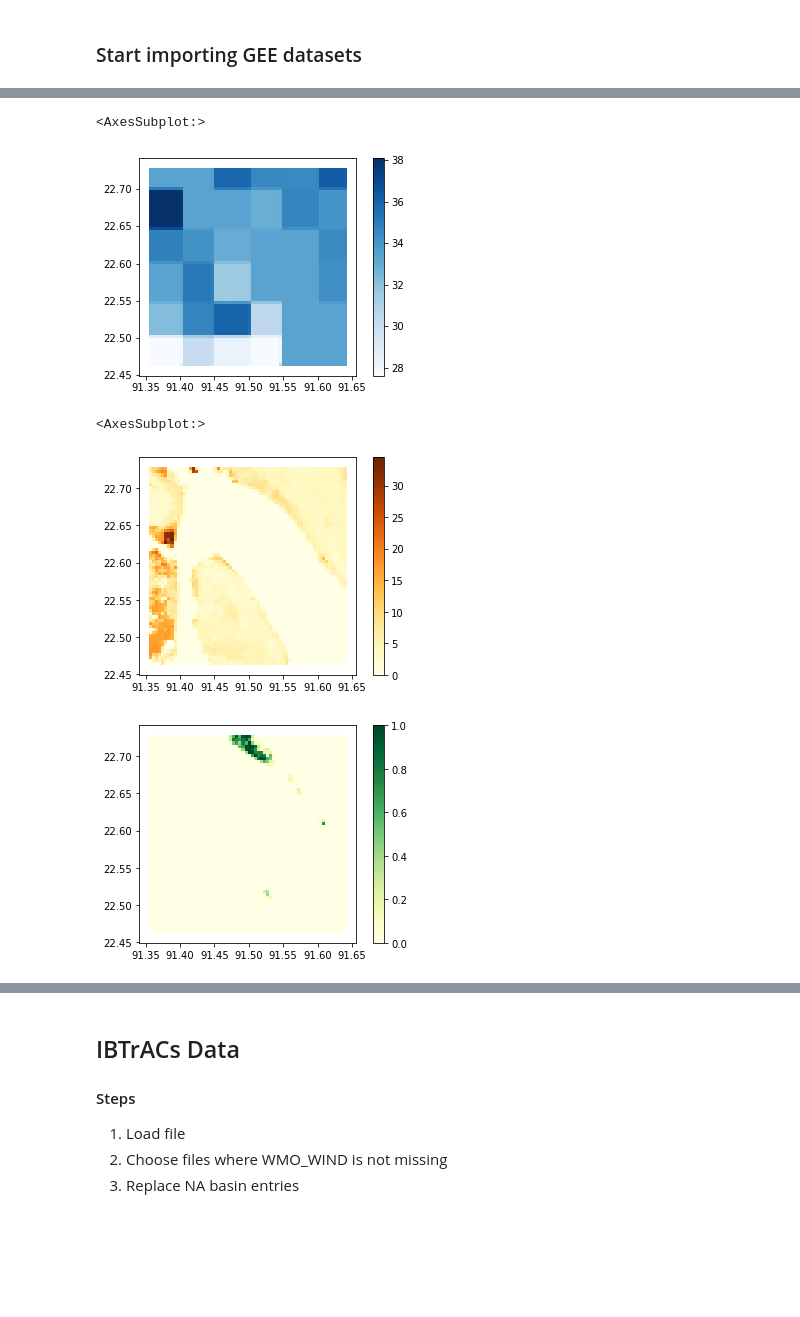
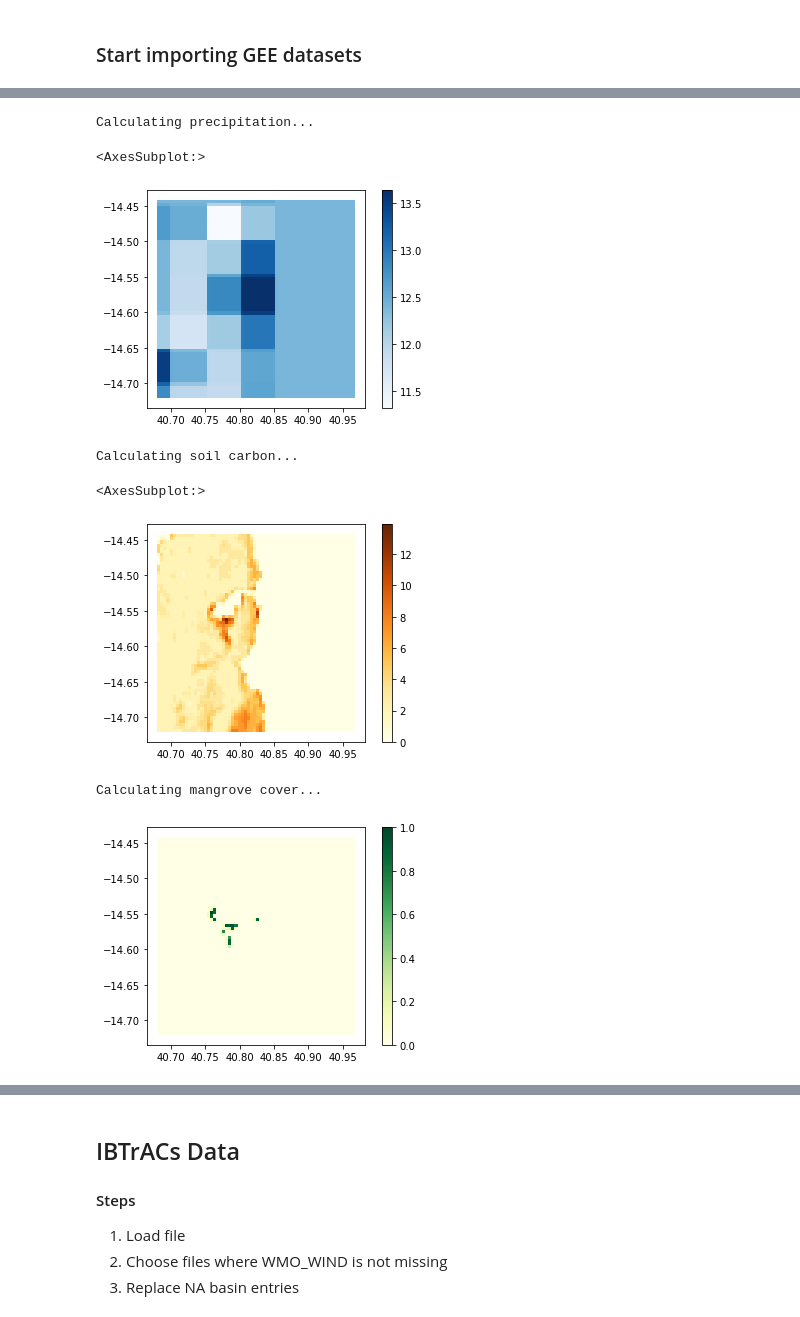
Before and after one commit to alisonpeard/hybridmodels, a Jupyter notebook: python/A. Data Acquisition.ipynb, the cells around one changed output, grey strips where cells are left out. Saved outputs shown, nothing was run; the diff lists cells and outputs as text; code cells hidden in the pictures; blank space fills up the shorter version.

```diff
--- a/python/A. Data Acquisition.ipynb
+++ b/python/A. Data Acquisition.ipynb
@@ -27,12 +30,12 @@ from data_utils import *
 from model_utils import *
 # %%
 # load general storm/aoi data
-storm = "roanu"
-region = "chittagong"
+storm = "gombe"
+region = "mossuril"
 subregion = 0
 gridsize = 500
 stagger = 0  # staggers in (x, y) dirs, choose from {-250, 0, 250}
-recalculate = False
+recalculate = True
 mask = False
 
 # define directories
@@ -312,37 +321,38 @@ Recalculating dists to water...
 # %%
 # CHIRPS Daily Precipitation: 0.05 degrees daily
 feature_gdf = gpd.read_file(join(indir, f'feature_stats_{subregion}_{stagger}.shp'))
 
 if "precip" not in feature_gdf or recalculate:
     print("Calculating precipitation...")
     precip = ee.Image(ee.ImageCollection("UCSB-CHG/CHIRPS/DAILY")
                       .select('precipitation')
                       .filterBounds(aoi_ee)
                       .filterDate(startdate, enddate)
                       .mean()
                       .clip(aoi_ee))
 
     # unmask using the spatial average
-    spatial_mean = precip.reduceRegions(aoi_ee, ee.Reducer.mean(), scale=1000)
+    spatial_mean = precip.reduceRegions(aoi_ee, ee.Reducer.mean(), scale=gridsize)  # defined by output scale, always in (m)
     spatial_mean = spatial_mean.getInfo()['features'][0]['properties']['mean']
     precip = precip.unmask(spatial_mean)
 
     # Add reducer output to the Features in the collection.
     mean_precip = precip.reduceRegions(collection=grid_ee,
                                              reducer=ee.Reducer.mean(),
-                                             scale=1000)
+                                             scale=gridsize)  # defined by output scale, always in (m)
     precip_list = mean_precip.aggregate_array('mean').getInfo()
 
     # save output
     feature_gdf["precip"] = precip_list
     feature_gdf.to_file(join(indir, f'feature_stats_{subregion}_{stagger}.shp'))
 
 # plot results
 fig, ax = plt.subplots(1, 1)
 feature_gdf.plot(column='precip', ax=ax, cmap="Blues", legend=True)
 # %% [output]
-<AxesSubplot:>
+Calculating precipitation...
+<AxesSubplot:>
-[figure, old version]
+[figure, new version]
 # %%
 # soil organic carbon
 feature_gdf = gpd.read_file(join(indir, f'feature_stats_{subregion}_{stagger}.shp'))
@@ -359,7 +369,7 @@ if "soilcarbon" not in feature_gdf or recalculate:
     scale = soilcarbon.projection().nominalScale().getInfo()
     mean_soilcarbon = soilcarbon.reduceRegions(collection=grid_ee,
                                              reducer=ee.Reducer.mean(),
-                                             scale=100)  # 250
+                                             scale=gridsize)  # defined by output scale, always in (m)
 
     # save output file
     soilcarbon_list = mean_soilcarbon.aggregate_array('mean').getInfo()
@@ -370,8 +380,9 @@ if "soilcarbon" not in feature_gdf or recalculate:
 fig, ax = plt.subplots(1, 1)
 feature_gdf.plot(column='soilcarbon', ax=ax, cmap="YlOrBr", legend=True)
 # %% [output]
-<AxesSubplot:>
+Calculating soil carbon...
+<AxesSubplot:>
-[figure, old version]
+[figure, new version]
 # %%
 # mangrove forests from year 2000 Giri (2011)
 feature_gdf = gpd.read_file(join(indir, f'feature_stats_{subregion}_{stagger}.shp'))
@@ -387,7 +398,7 @@ if "mangrove" not in feature_gdf or recalculate:
     # Add reducer output to the Features in the collection
     mean_mangrove = mangrove.reduceRegions(collection=grid_ee,
                                              reducer=ee.Reducer.mean(),
-                                             scale=50)
+                                             scale=gridsize)  # defined by output scale, always in (m)
     mangrove_list = mean_mangrove.aggregate_array('mean').getInfo()
     feature_gdf["mangrove"] = mangrove_list
     feature_gdf.to_file(join(indir, f'feature_stats_{subregion}_{stagger}.shp'))
@@ -396,7 +407,8 @@ if "mangrove" not in feature_gdf or recalculate:
 fig, ax = plt.subplots(1, 1)
 feature_gdf.plot(column='mangrove', ax=ax, cmap="YlGn", legend=True);
 # %% [output]
+Calculating mangrove cover...
-[figure, old version]
+[figure, new version]
 # %%
 # NDVI (reprojected and masked from mangroves)
 feature_gdf = gpd.read_file(join(indir, f'feature_stats_{subregion}_{stagger}.shp'))
```
Also changed, not shown: parts of 14 cells of this notebook, 1 other file.
